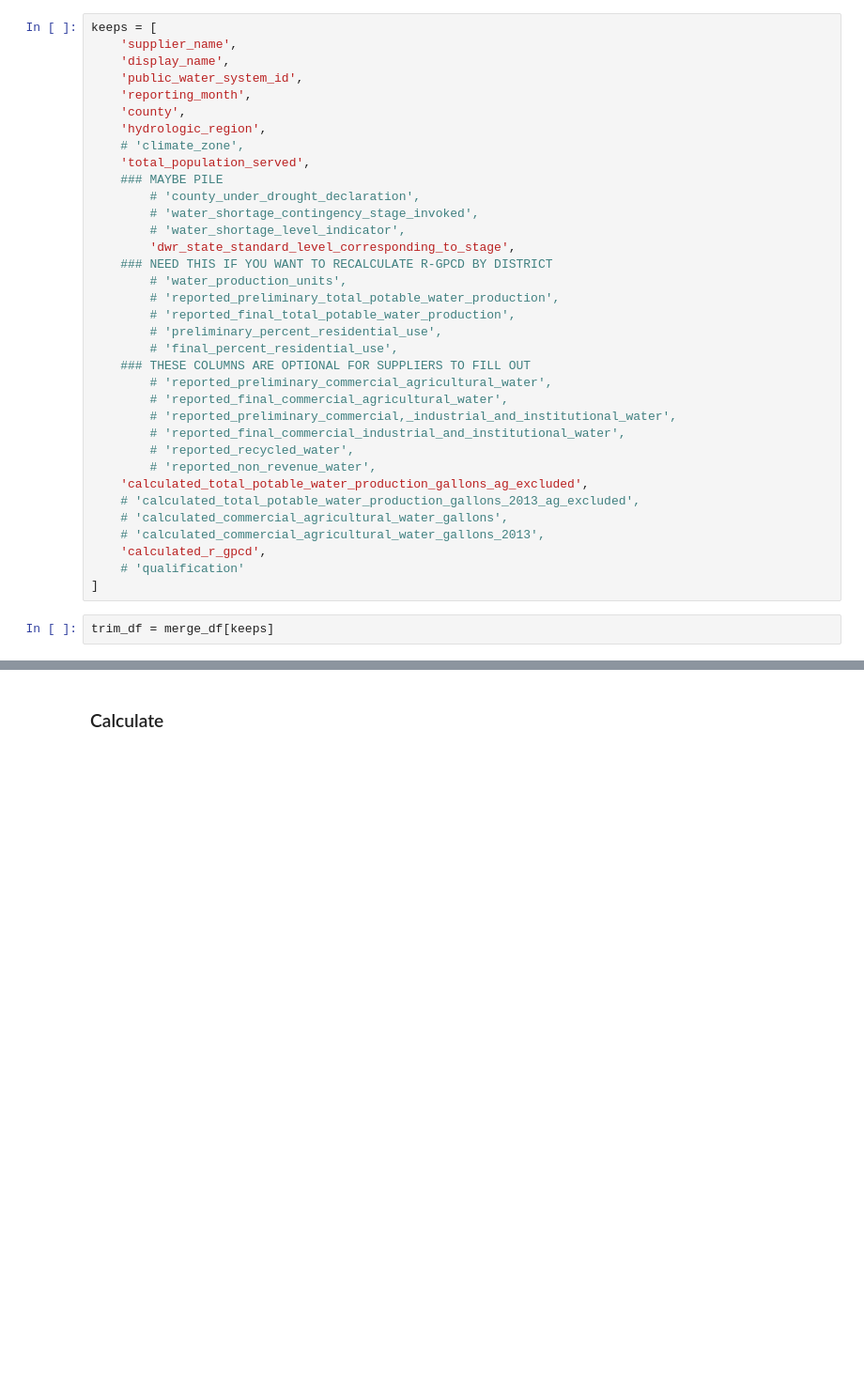
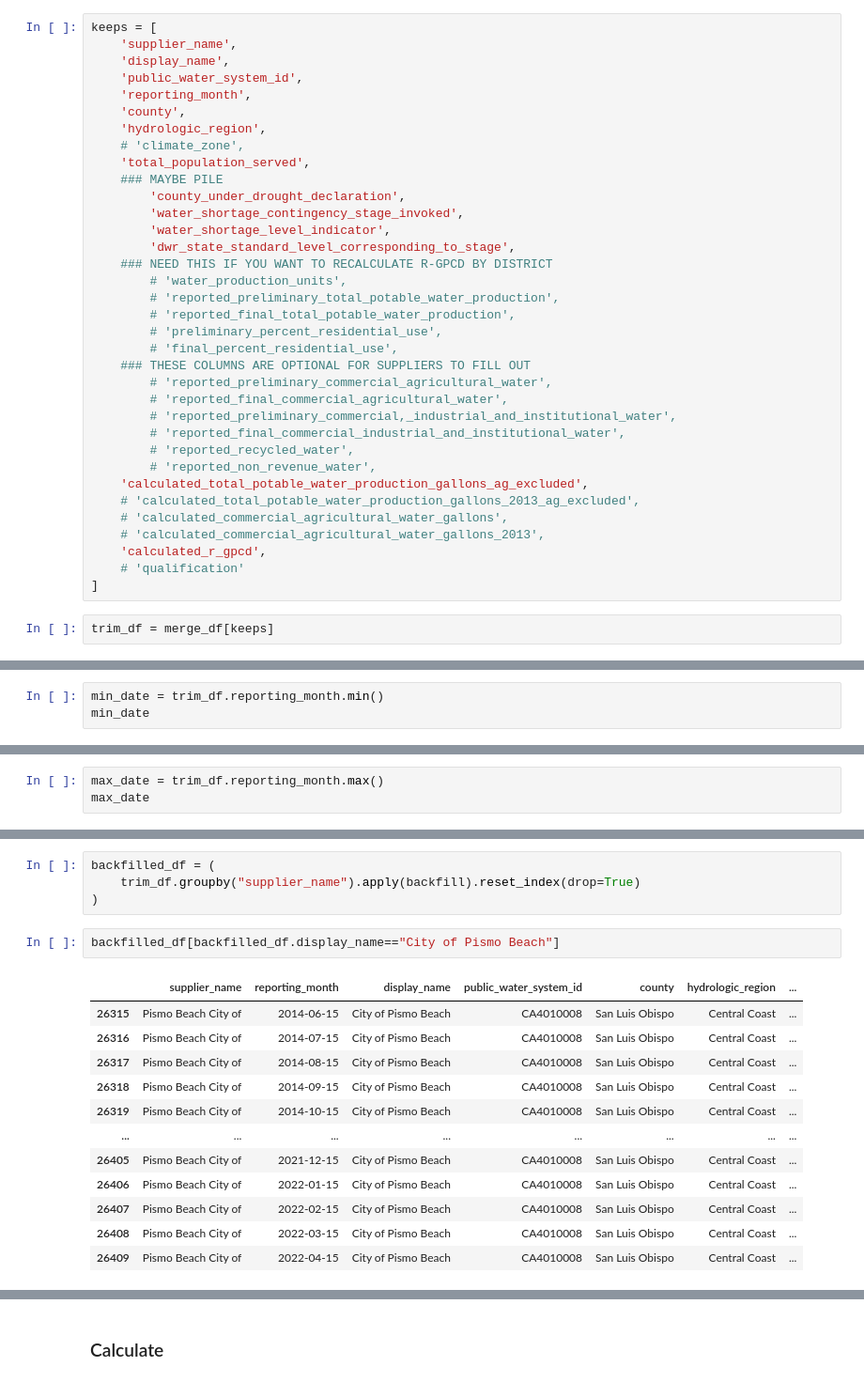
Before and after one commit to datadesk/california-drought-scrapers, a Jupyter notebook: processors/2-r-gpcd.ipynb, the cells around one changed output, grey strips where cells are left out. Shown at 94% size. Drawn from its saved outputs; the diff is of its cells as text; blank space fills up the shorter version.

Commit message:
backfill function

```diff
--- a/processors/2-r-gpcd.ipynb
+++ b/processors/2-r-gpcd.ipynb
@@ -56,9 +56,9 @@ keeps = [
     # 'climate_zone',
     'total_population_served',
     ### MAYBE PILE
-        # 'county_under_drought_declaration',
-        # 'water_shortage_contingency_stage_invoked',
-        # 'water_shortage_level_indicator',
+        'county_under_drought_declaration',
+        'water_shortage_contingency_stage_invoked',
+        'water_shortage_level_indicator',
         'dwr_state_standard_level_corresponding_to_stage',
     ### NEED THIS IF YOU WANT TO RECALCULATE R-GPCD BY DISTRICT
         # 'water_production_units',
@@ -84,0 +91,3 @@ trim_df = merge_df[keeps]
+# %%
+min_date = trim_df.reporting_month.min()
+min_date
@@ -84,0 +96,3 @@ trim_df = merge_df[keeps]
+# %%
+max_date = trim_df.reporting_month.max()
+max_date
@@ -84,0 +144,19 @@ trim_df = merge_df[keeps]
+# %%
+backfilled_df = (
+    trim_df.groupby("supplier_name").apply(backfill).reset_index(drop=True)
+)
+# %%
+backfilled_df[backfilled_df.display_name=="City of Pismo Beach"]
+# %% [output]
+|  | supplier_name | reporting_month | display_name | public_water_system_id | county | hydrologic_region | ... |
+| 26315 | Pismo Beach City of | 2014-06-15 | City of Pismo Beach | CA4010008 | San Luis Obispo | Central Coast | ... |
+| 26316 | Pismo Beach City of | 2014-07-15 | City of Pismo Beach | CA4010008 | San Luis Obispo | Central Coast | ... |
+| 26317 | Pismo Beach City of | 2014-08-15 | City of Pismo Beach | CA4010008 | San Luis Obispo | Central Coast | ... |
+| 26318 | Pismo Beach City of | 2014-09-15 | City of Pismo Beach | CA4010008 | San Luis Obispo | Central Coast | ... |
+| 26319 | Pismo Beach City of | 2014-10-15 | City of Pismo Beach | CA4010008 | San Luis Obispo | Central Coast | ... |
+| ... | ... | ... | ... | ... | ... | ... | ... |
+| 26405 | Pismo Beach City of | 2021-12-15 | City of Pismo Beach | CA4010008 | San Luis Obispo | Central Coast | ... |
+| 26406 | Pismo Beach City of | 2022-01-15 | City of Pismo Beach | CA4010008 | San Luis Obispo | Central Coast | ... |
+| 26407 | Pismo Beach City of | 2022-02-15 | City of Pismo Beach | CA4010008 | San Luis Obispo | Central Coast | ... |
+| 26408 | Pismo Beach City of | 2022-03-15 | City of Pismo Beach | CA4010008 | San Luis Obispo | Central Coast | ... |
+| 26409 | Pismo Beach City of | 2022-04-15 | City of Pismo Beach | CA4010008 | San Luis Obispo | Central Coast | ... |
```
Also changed, not shown: parts of 14 cells of this notebook, 13 other files.
